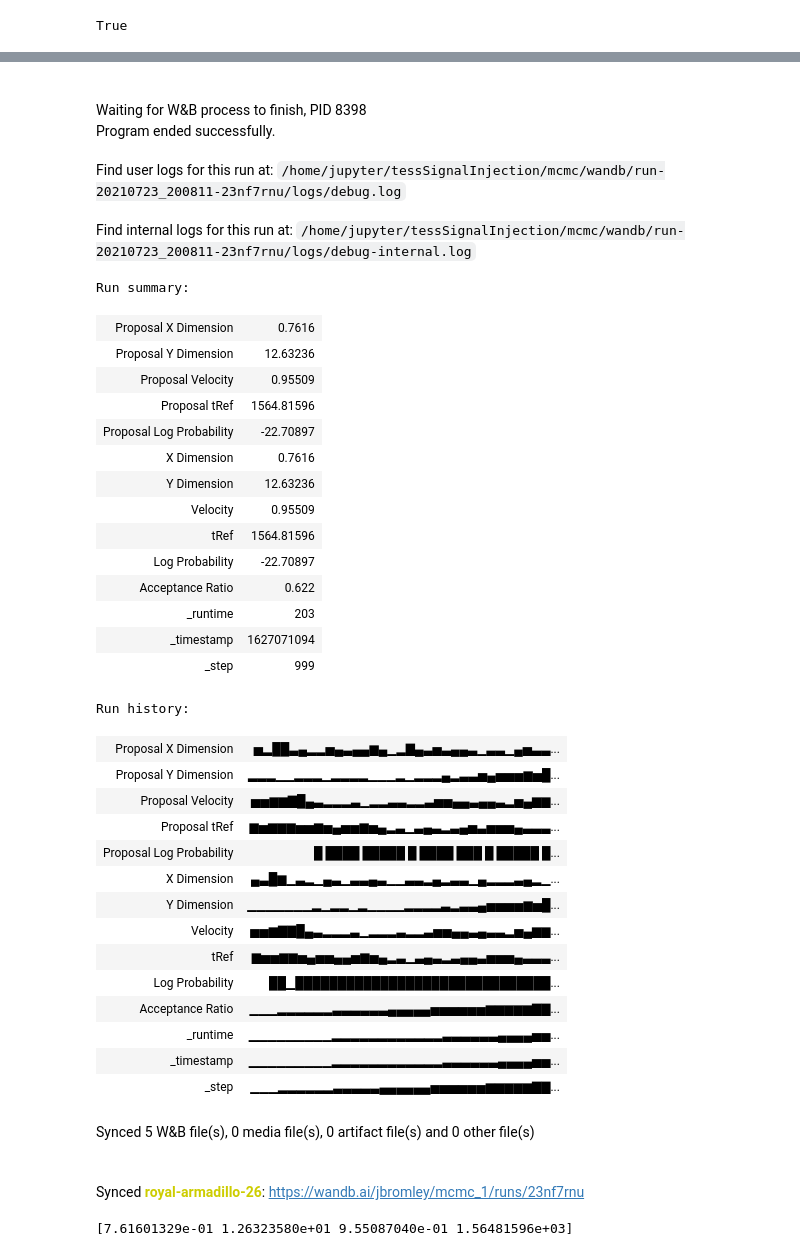
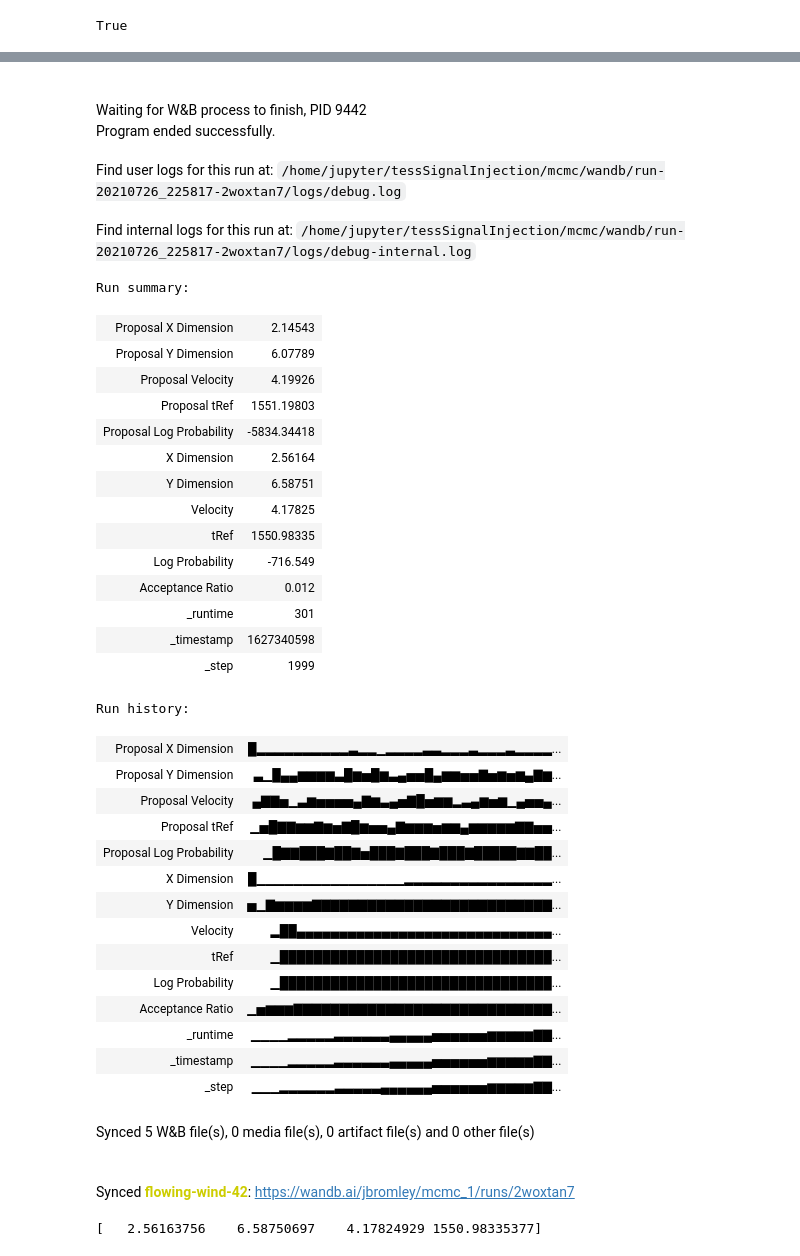
Before and after one commit to joshua-bromley/tessSignalInjection, a Jupyter notebook: mcmc/simpleSampler.ipynb, the cells around one changed output, grey strips where cells are left out. Saved outputs shown, nothing was run; the diff lists cells and outputs as text; code cells hidden in the pictures.

```diff
--- a/mcmc/simpleSampler.ipynb
+++ b/mcmc/simpleSampler.ipynb
@@ -128,7 +128,7 @@ def logProbability(theta, times, flux, fluxErr):
     if not np.isfinite(lp):
         return -np.inf
     ll = logLikelihood(theta, times, flux, fluxErr)
-    return (lp + ll)/100
+    return (lp + ll)
 # %%
 times, flux, fluxErr = getData("tesslc_13203100000000")
 tRef = np.median(times)
@@ -224,11 +224,11 @@ def tRefMcmc(theta0, cov, steps, times, flux, fluxErr):
         acceptanceRatio[step] = float(accepted)/steps
     return (positions, lnProbPos, acceptanceRatio)
 # %%
-times, flux, fluxErr = getData("tesslc_364539361")
+times, flux, fluxErr = getData("tesslc_120203243540622")
 cov = [0,0.5,0.5,0,0.1,np.std(times)/50]
-theta0 = [12,0.1,0.1,0,2,1564.3]
+theta0 = [12,7,7,0,4,1550]
 wandb.init(project = "mcmc_1", config={"Sides":theta0[0],"X Dimension":cov[1],"Y Dimension":cov[2],"Velocity":cov[4],"tRef":cov[5]})
-positions, lnProbPos, acceptanceRatio = mhMcmc(theta0, cov,1000, times, flux, fluxErr)
+positions, lnProbPos, acceptanceRatio = mhMcmc(theta0, cov,2000, times, flux, fluxErr)
 wandb.finish()
 print(positions[-1])
 # %% [output]
@@ -240,40 +240,40 @@ Run data is saved locally in /home/jupyter/tessSignalInjection/mcmc/wandb/run-20
-Waiting for W&B process to finish, PID 8398
+Waiting for W&B process to finish, PID 9442
 Program ended successfully.
-Find user logs for this run at: /home/jupyter/tessSignalInjection/mcmc/wandb/run-20210723_200811-23nf7rnu/logs/debug.log
+Find user logs for this run at: /home/jupyter/tessSignalInjection/mcmc/wandb/run-20210726_225817-2woxtan7/logs/debug.log
-Find internal logs for this run at: /home/jupyter/tessSignalInjection/mcmc/wandb/run-20210723_200811-23nf7rnu/logs/debug-internal.log
+Find internal logs for this run at: /home/jupyter/tessSignalInjection/mcmc/wandb/run-20210726_225817-2woxtan7/logs/debug-internal.log
 Run summary:
-| Proposal X Dimension | 0.7616 |
-| Proposal Y Dimension | 12.63236 |
-| Proposal Velocity | 0.95509 |
-| Proposal tRef | 1564.81596 |
-| Proposal Log Probability | -22.70897 |
-| X Dimension | 0.7616 |
-| Y Dimension | 12.63236 |
-| Velocity | 0.95509 |
-| tRef | 1564.81596 |
-| Log Probability | -22.70897 |
-| Acceptance Ratio | 0.622 |
-| _runtime | 203 |
-| _timestamp | 1627071094 |
-| _step | 999 |
+| Proposal X Dimension | 2.14543 |
+| Proposal Y Dimension | 6.07789 |
+| Proposal Velocity | 4.19926 |
+| Proposal tRef | 1551.19803 |
+| Proposal Log Probability | -5834.34418 |
+| X Dimension | 2.56164 |
+| Y Dimension | 6.58751 |
+| Velocity | 4.17825 |
+| tRef | 1550.98335 |
+| Log Probability | -716.549 |
+| Acceptance Ratio | 0.012 |
+| _runtime | 301 |
+| _timestamp | 1627340598 |
+| _step | 1999 |
 Run history:
-| Proposal X Dimension | ▅▂██▃▄▂▂▅▄▃▄▄▆▄▁▂▇▄▃▅▃▄▄▃▁▃▃▁▄▅▃▃... |
-| Proposal Y Dimension | ▂▂▂▁▁▂▂▂▁▂▂▂▂▁▁▁▂▁▂▂▂▄▂▃▃▅▄▅▅▅▆▅█... |
-| Proposal Velocity | ▅▅▆▆▇█▄▃▂▂▂▃▁▂▂▃▃▂▂▃▅▅▄▄▃▄▄▃▂▅▄▆▆... |
-| Proposal tRef | ▆▅▆▆▆▅▅▆▅▄▅▅▆▅▄▂▃▁▃▄▃▂▃▄▅▃▅▅▅▄▃▃▃... |
-| Proposal Log Probability | █ ████ █████ █ ████ ███ █ █████ █... |
-| X Dimension | ▄▃█▆▁▃▂▁▄▃▁▃▃▄▃▁▁▃▃▂▄▂▃▃▁▄▂▂▂▃▄▂▁... |
-| Y Dimension | ▁▁▁▁▁▁▁▂▁▂▂▁▂▁▁▁▁▂▂▂▂▃▂▃▃▄▅▅▅▅▆▅█... |
-| Velocity | ▅▅▆▇▇█▄▃▂▂▂▃▁▂▂▂▃▂▂▃▅▅▄▄▃▄▃▃▂▅▄▆▆... |
-| tRef | ▆▅▅▆▆▅▄▅▅▄▄▅▆▅▄▂▃▁▃▄▃▂▃▄▄▃▅▅▅▄▃▃▃... |
-| Log Probability | ██▁██████████████████████████████... |
-| Acceptance Ratio | ▁▁▁▂▂▂▂▂▂▃▃▃▃▃▃▄▄▄▄▄▅▅▅▅▅▅▆▆▆▆▆▇▇... |
-| _runtime | ▁▁▁▁▁▁▁▁▁▂▂▂▂▂▂▂▂▂▂▂▂▃▃▃▃▃▃▄▄▄▄▅▅... |
-| _timestamp | ▁▁▁▁▁▁▁▁▁▂▂▂▂▂▂▂▂▂▂▂▂▃▃▃▃▃▃▄▄▄▄▅▅... |
+| Proposal X Dimension | █▂▂▂▂▂▂▂▂▂▂▃▂▂▁▂▂▂▂▃▃▂▂▂▃▂▂▂▃▂▂▂▂... |
+| Proposal Y Dimension | ▃▁█▄▄▆▆▆▆▃█▆▅█▆▃▄▅▅█▄▆▆▅▅▇▅▆▅▆▄▇▆... |
+| Proposal Velocity | ▄▇▇▅▁▃▆▅▅▅▅▄▇▆▃▄▅▇█▅▆▆▂▃▄▆▅▆▁▄▅▅▄... |
+| Proposal tRef | ▁▅█▇▇▆▆▇▆▅▇█▆▅▅▄▇▆▆▆▅▆▆▄▆▆▆▆▆▇▇▅▅... |
+| Proposal Log Probability | ▁█▇▇███▇██▇▅███▇███▇███▇█████▇▇██... |
+| X Dimension | █▁▁▁▁▁▁▁▁▁▁▁▁▁▁▁▁▂▂▂▂▂▂▂▂▂▂▂▂▂▂▂▂... |
+| Y Dimension | ▅▁▇▆▆▆▆▇▇▇▇▇▇▇▇▇▇▇▇▇▇▇▇▇▇▇▇▇▇▇▇▇▇... |
+| Velocity | ▂██▄▄▄▄▄▄▄▄▄▄▄▄▄▄▄▄▄▄▄▄▄▄▄▄▄▄▄▄▄▄... |
+| tRef | ▁████████████████████████████████... |
+| Log Probability | ▁████████████████████████████████... |
+| Acceptance Ratio | ▁▅▆▆▆▇▇▇▇▇▇▇▇▇▇▇▇▇▇▇▇▇▇▇▇▇▇▇▇▇▇▇▇... |
+| _runtime | ▁▁▁▁▂▂▂▂▂▃▃▃▃▃▃▄▄▄▄▄▅▅▅▅▅▅▆▆▆▆▆▇▇... |
+| _timestamp | ▁▁▁▁▂▂▂▂▂▃▃▃▃▃▃▄▄▄▄▄▅▅▅▅▅▅▆▆▆▆▆▇▇... |
 | _step | ▁▁▁▂▂▂▂▂▂▃▃▃▃▃▄▄▄▄▄▄▅▅▅▅▅▅▆▆▆▆▆▇▇... |
 Synced 5 W&B file(s), 0 media file(s), 0 artifact file(s) and 0 other file(s)
-Synced royal-armadillo-26: https://wandb.ai/jbromley/mcmc_1/runs/23nf7rnu
+Synced flowing-wind-42: https://wandb.ai/jbromley/mcmc_1/runs/2woxtan7
-[7.61601329e-01 1.26323580e+01 9.55087040e-01 1.56481596e+03]
+[   2.56163756    6.58750697    4.17824929 1550.98335377]
 # %%
 #wandb.finish()
 # %%
```
Also changed, not shown: parts of 6 cells of this notebook.
